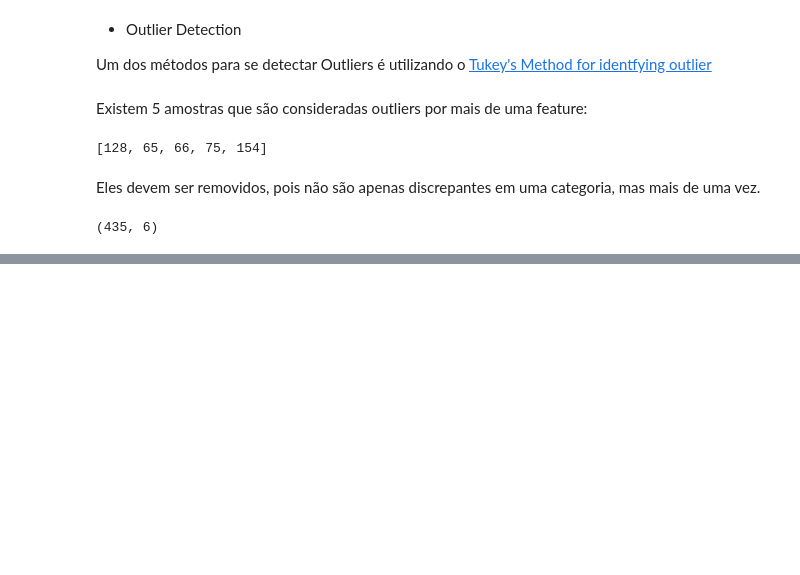
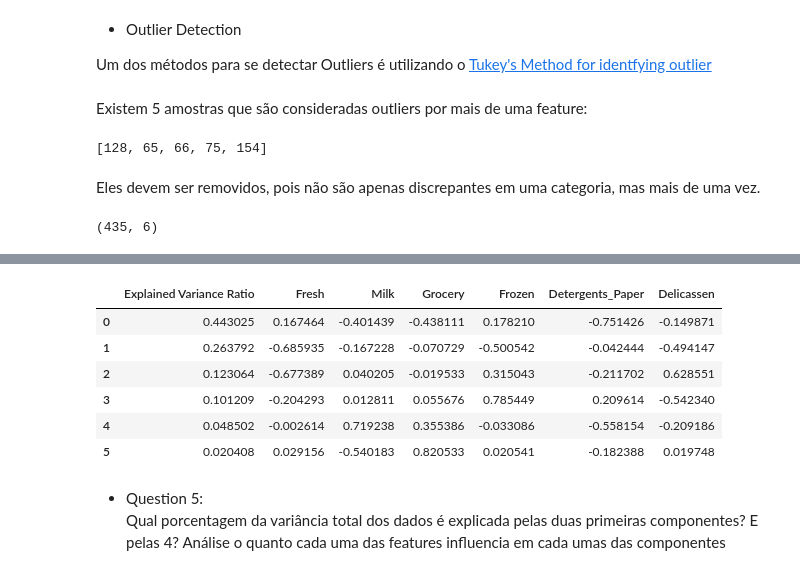
Before and after one commit to DanielDaCosta/customer-segmentation, a Jupyter notebook: Customer Segments.ipynb, the cells around one changed output, grey strips where cells are left out. Saved outputs shown, nothing was run; the diff lists cells and outputs as text; code cells hidden in the pictures; blank space fills up the shorter version.

```diff
--- a/Customer Segments.ipynb
+++ b/Customer Segments.ipynb
@@ -258,0 +267,2 @@ good_data.shape
+# %%
+pca = PCA(n_components=len(good_data.columns))
@@ -258,0 +293,15 @@ good_data.shape
+# %%
+pd_variance = pd.DataFrame(pca.explained_variance_ratio_, columns=['Explained Variance Ratio'])
+pd_components = pd.DataFrame(pca.components_, columns=good_data.columns)
+pd.concat([pd_variance, pd_components], axis=1)
+# %% [output]
+|  | Explained Variance Ratio | Fresh | Milk | Grocery | Frozen | Detergents_Paper | Delicassen |
+| 0 | 0.443025 | 0.167464 | -0.401439 | -0.438111 | 0.178210 | -0.751426 | -0.149871 |
+| 1 | 0.263792 | -0.685935 | -0.167228 | -0.070729 | -0.500542 | -0.042444 | -0.494147 |
+| 2 | 0.123064 | -0.677389 | 0.040205 | -0.019533 | 0.315043 | -0.211702 | 0.628551 |
+| 3 | 0.101209 | -0.204293 | 0.012811 | 0.055676 | 0.785449 | 0.209614 | -0.542340 |
+| 4 | 0.048502 | -0.002614 | 0.719238 | 0.355386 | -0.033086 | -0.558154 | -0.209186 |
+| 5 | 0.020408 | 0.029156 | -0.540183 | 0.820533 | 0.020541 | -0.182388 | 0.019748 |
+# %% [markdown]
+- Question 5:
+<br> Qual porcentagem da variância total dos dados é explicada pelas duas primeiras componentes? E pelas 4? Análise o quanto cada uma das features influencia em cada umas das componentes
```
Also changed, not shown: parts of 28 cells of this notebook.
